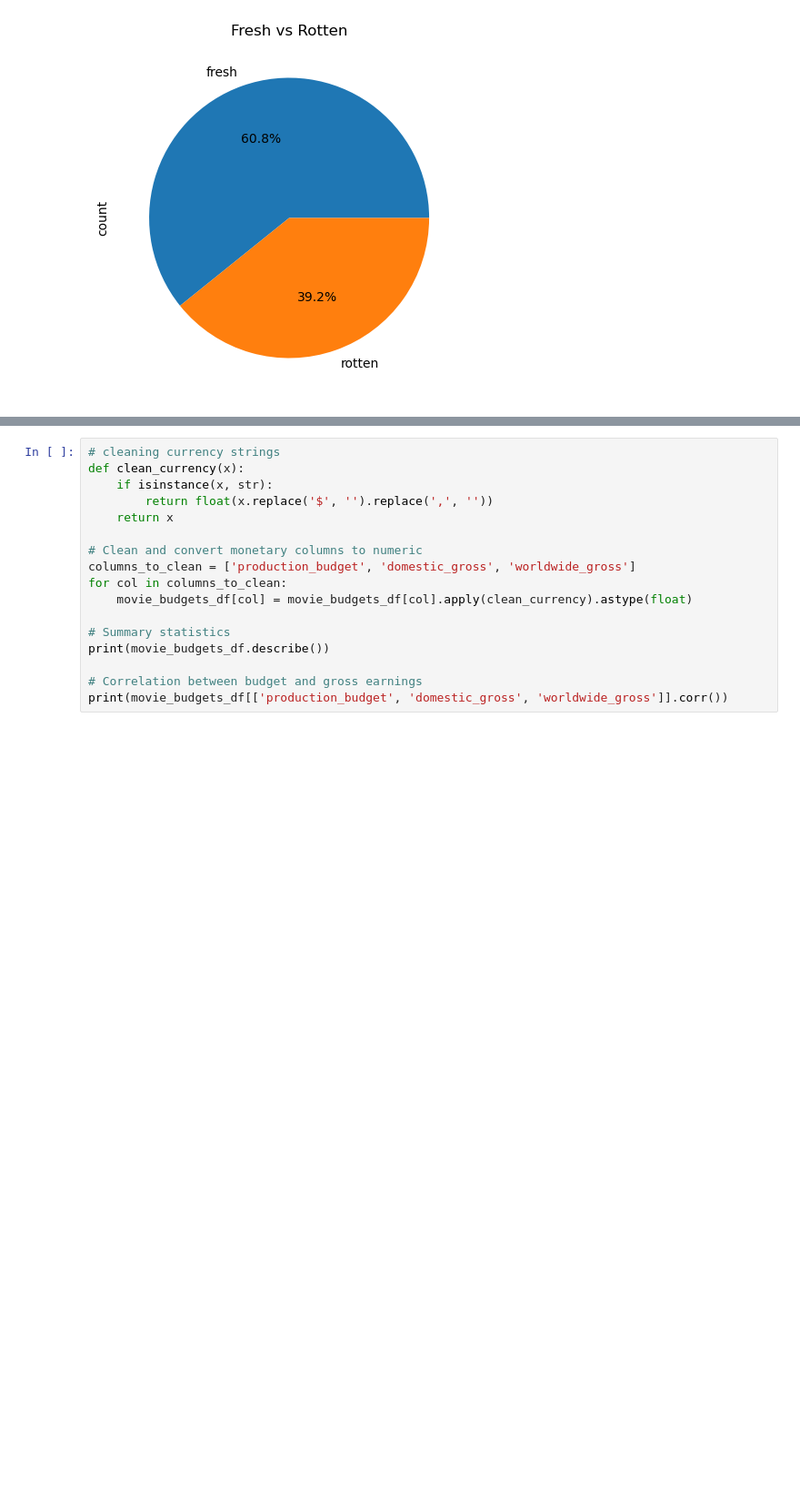
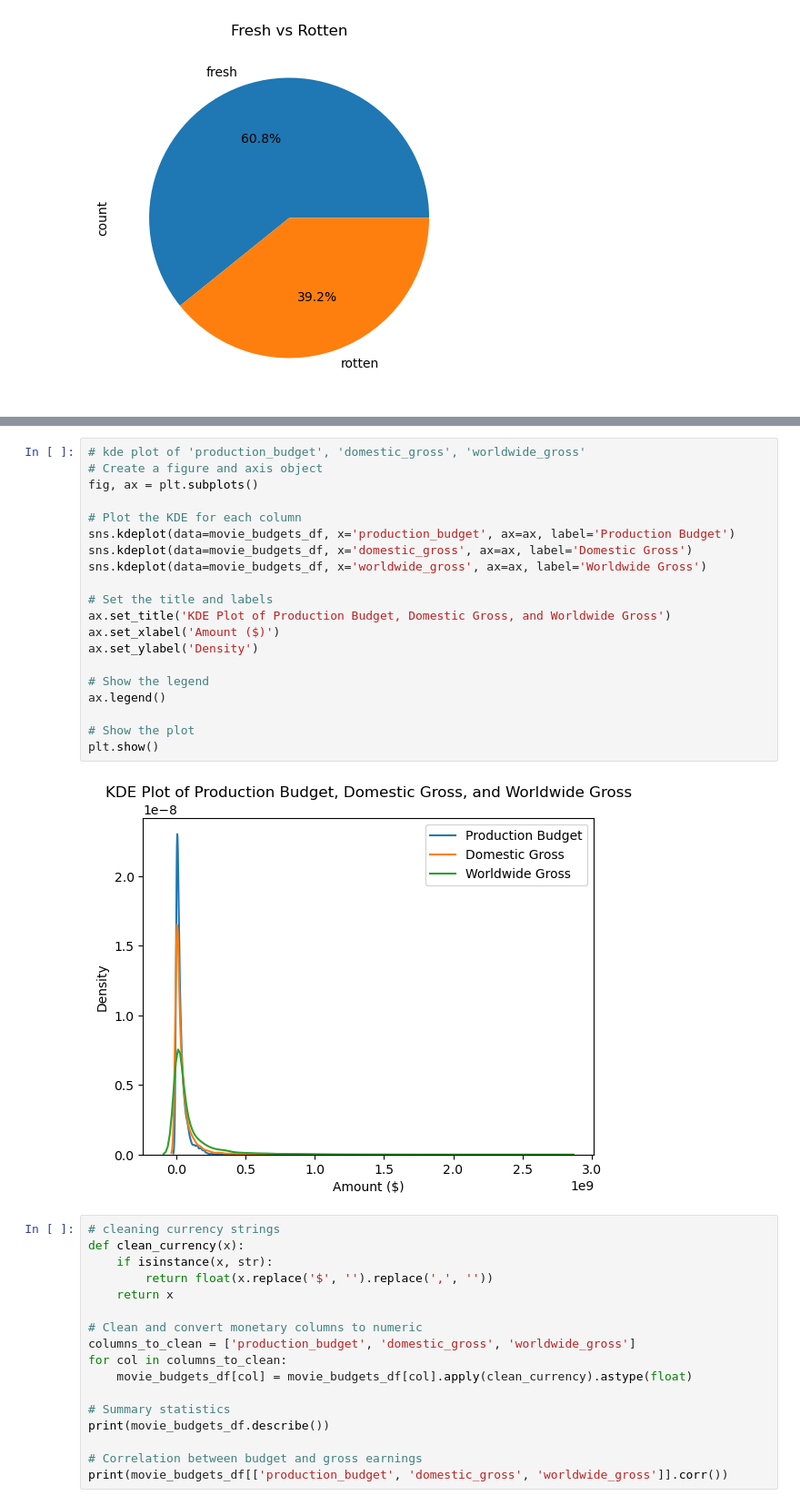
Before and after one commit to kev065/movie-studio-project, a Jupyter notebook: index.ipynb, the cells around one changed output, grey strips where cells are left out. Shown: that part at 91% size. Cells and saved outputs as stored; diff of their text form; blank space fills up the shorter version.

Commit message:
Create kde plot of wordwide gross, domestic gross, & production budget

```diff
--- a/index.ipynb
+++ b/index.ipynb
@@ -536,3 +535,25 @@ ValueError: could not convert string to float: '$425,000,000'
+# %%
+# kde plot of 'production_budget', 'domestic_gross', 'worldwide_gross'
+# Create a figure and axis object
+fig, ax = plt.subplots()
+
+# Plot the KDE for each column
+sns.kdeplot(data=movie_budgets_df, x='production_budget', ax=ax, label='Production Budget')
+sns.kdeplot(data=movie_budgets_df, x='domestic_gross', ax=ax, label='Domestic Gross')
+sns.kdeplot(data=movie_budgets_df, x='worldwide_gross', ax=ax, label='Worldwide Gross')
+
+# Set the title and labels
+ax.set_title('KDE Plot of Production Budget, Domestic Gross, and Worldwide Gross')
+ax.set_xlabel('Amount ($)')
+ax.set_ylabel('Density')
+
+# Show the legend
+ax.legend()
+
+# Show the plot
+plt.show()
+# %% [output]
+[figure, added]
 # %%
 # cleaning currency strings
 def clean_currency(x):
```
Also changed, not shown: parts of 1 cell of this notebook.
